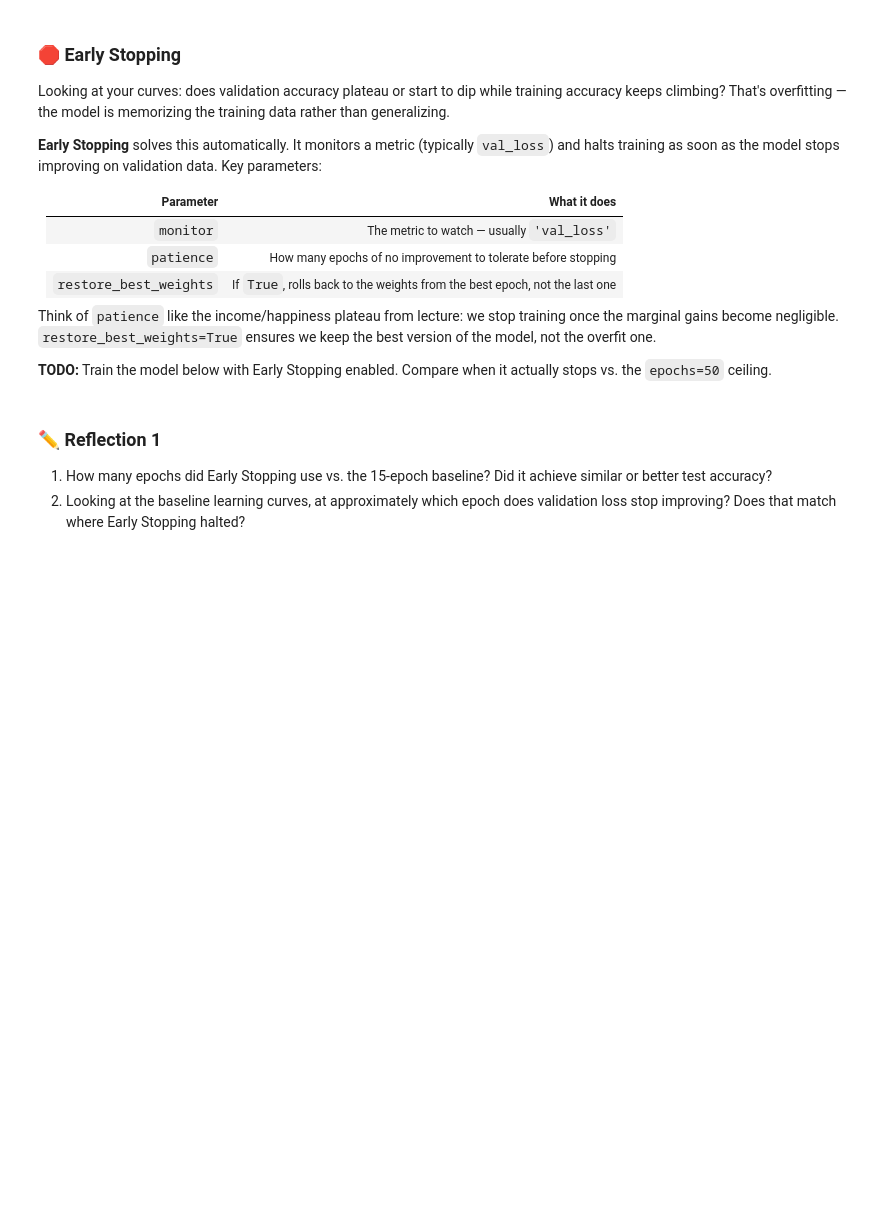
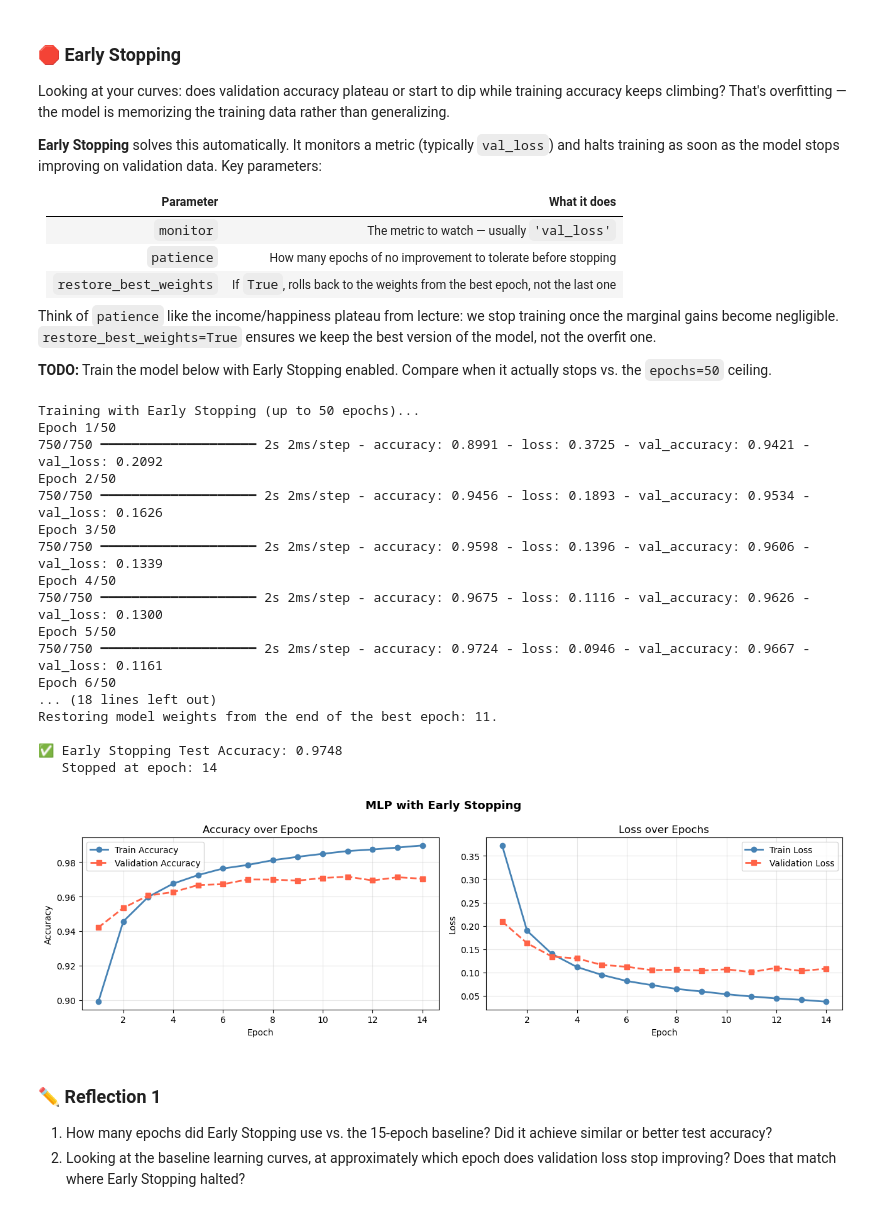
Before and after one commit to winni-datadiva/TKH-26-labs, a Jupyter notebook: Phase_2/python_workbooks/mlp_mnist_lab_Winni.ipynb, the cells around one changed output. Drawn from its saved outputs; the diff is of its cells as text; code cells hidden in the pictures; blank space fills up the shorter version.

```diff
--- a/Phase_2/python_workbooks/mlp_mnist_lab_Winni.ipynb
+++ b/Phase_2/python_workbooks/mlp_mnist_lab_Winni.ipynb
@@ -260,34 +311,53 @@ Think of `patience` like the income/happiness plateau from lecture: we stop trai
 # ✅ TODO: fill in the patience parameter — try values between 3 and 10
 early_stop = keras.callbacks.EarlyStopping(
     monitor='val_loss',
-    patience=???,                 # ← how many epochs of no improvement before stopping
+    patience=3,                 # ← how many epochs of no improvement before stopping
     restore_best_weights=True,
     verbose=1
 )
 
 # Rebuild a fresh model so we start from scratch
 model_es = build_model(hidden_units=64, activation='relu')
 model_es.compile(
     loss=keras.losses.SparseCategoricalCrossentropy(from_logits=True),
     optimizer=keras.optimizers.RMSprop(),
     metrics=["accuracy"]
 )
 
 print("Training with Early Stopping (up to 50 epochs)...")
 history_es = model_es.fit(
     x_train, y_train,
     batch_size=64,
     epochs=50,                    # ceiling — Early Stopping will kick in before this
     validation_split=0.2,
     callbacks=[early_stop],
     verbose=1
 )
 
 test_loss_es, test_acc_es = model_es.evaluate(x_test, y_test, verbose=0)
 print(f"\n✅ Early Stopping Test Accuracy: {test_acc_es:.4f}")
 print(f"   Stopped at epoch: {len(history_es.history['val_loss'])}")
 
 plot_learning_curves(history_es, title="MLP with Early Stopping")
+# %% [output]
+Training with Early Stopping (up to 50 epochs)...
+Epoch 1/50
+750/750 ━━━━━━━━━━━━━━━━━━━━ 2s 2ms/step - accuracy: 0.8991 - loss: 0.3725 - val_accuracy: 0.9421 - val_loss: 0.2092
+Epoch 2/50
+750/750 ━━━━━━━━━━━━━━━━━━━━ 2s 2ms/step - accuracy: 0.9456 - loss: 0.1893 - val_accuracy: 0.9534 - val_loss: 0.1626
+Epoch 3/50
+750/750 ━━━━━━━━━━━━━━━━━━━━ 2s 2ms/step - accuracy: 0.9598 - loss: 0.1396 - val_accuracy: 0.9606 - val_loss: 0.1339
+Epoch 4/50
+750/750 ━━━━━━━━━━━━━━━━━━━━ 2s 2ms/step - accuracy: 0.9675 - loss: 0.1116 - val_accuracy: 0.9626 - val_loss: 0.1300
+Epoch 5/50
+750/750 ━━━━━━━━━━━━━━━━━━━━ 2s 2ms/step - accuracy: 0.9724 - loss: 0.0946 - val_accuracy: 0.9667 - val_loss: 0.1161
+Epoch 6/50
+... (18 lines left out)
+Restoring model weights from the end of the best epoch: 11.
+
+✅ Early Stopping Test Accuracy: 0.9748
+   Stopped at epoch: 14
+[figure, added]
 # %% [markdown]
 ### ✏️ Reflection 1
 
```
Also changed, not shown: parts of 11 cells of this notebook.
